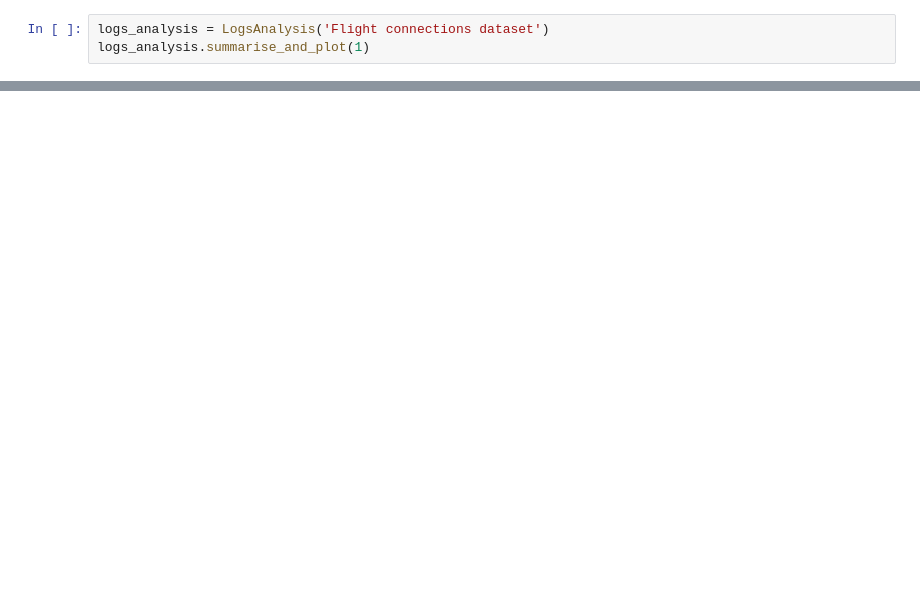
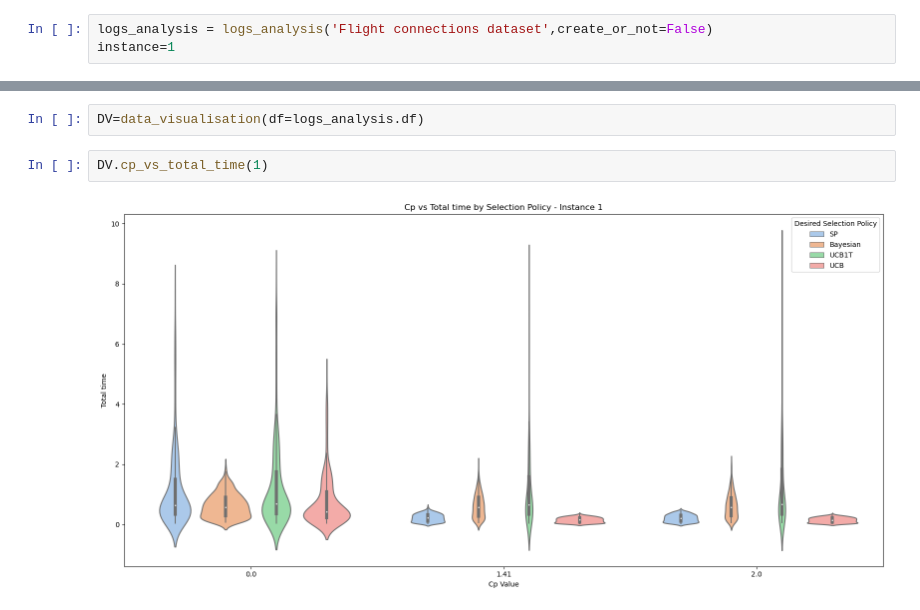
Before and after one commit to adasilva33/LU_Kiwi_TSP_Challenge_2_Thesis, a Jupyter notebook: Code/Logs process.ipynb, the cells around one changed output, grey strips where cells are left out. Drawn from its saved outputs; the diff is of its cells as text; blank space fills up the shorter version.

```diff
--- a/Code/Logs process.ipynb
+++ b/Code/Logs process.ipynb
@@ -242,3 +145,3 @@ class LogsAnalysis:
 # %%
-logs_analysis = LogsAnalysis('Flight connections dataset')
-logs_analysis.summarise_and_plot(1)
+logs_analysis = logs_analysis('Flight connections dataset',create_or_not=False)
+instance=1
@@ -246,0 +374,6 @@ logs_analysis.summarise_and_plot(1)
+# %%
+DV=data_visualisation(df=logs_analysis.df)
+# %%
+DV.cp_vs_total_time(1)
+# %% [output]
+[figure, added]
```
Also changed, not shown: parts of 6 cells of this notebook, 2 other files.
